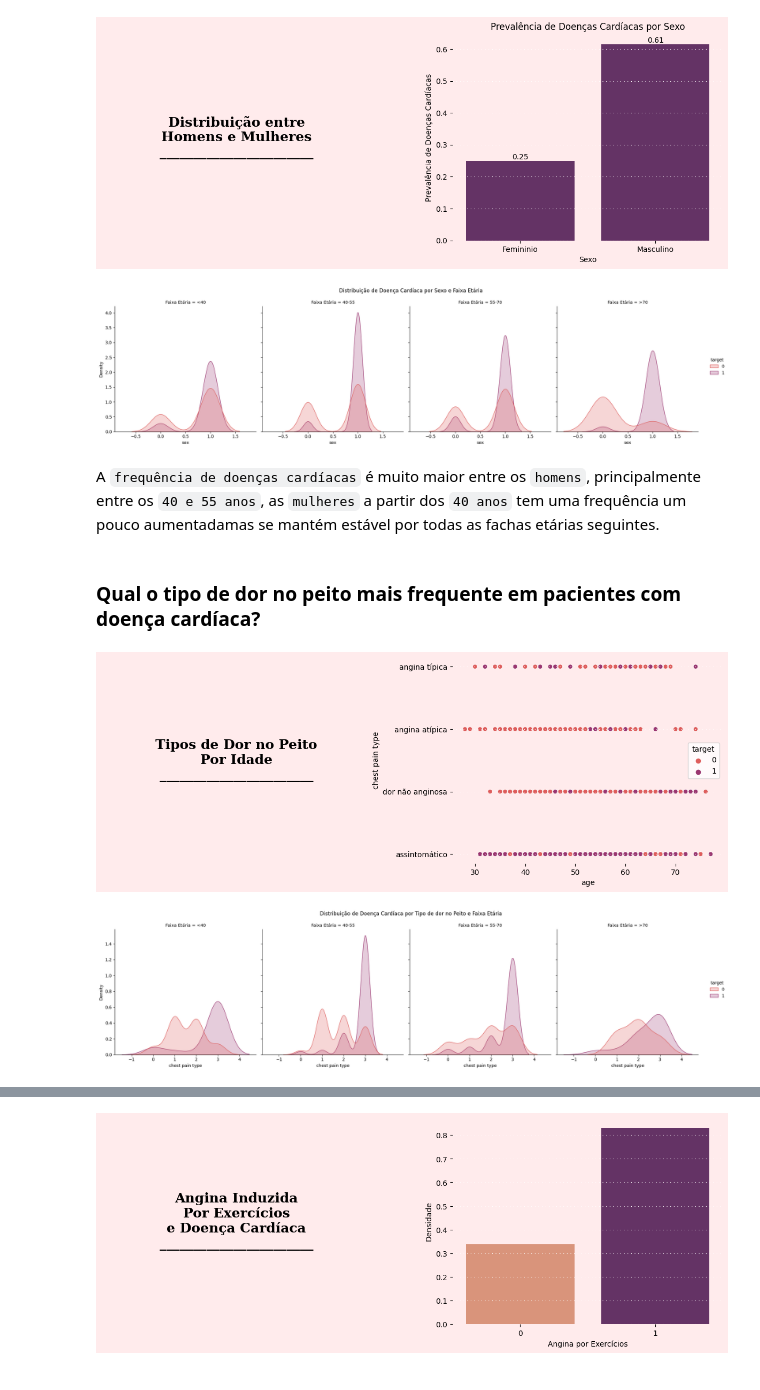
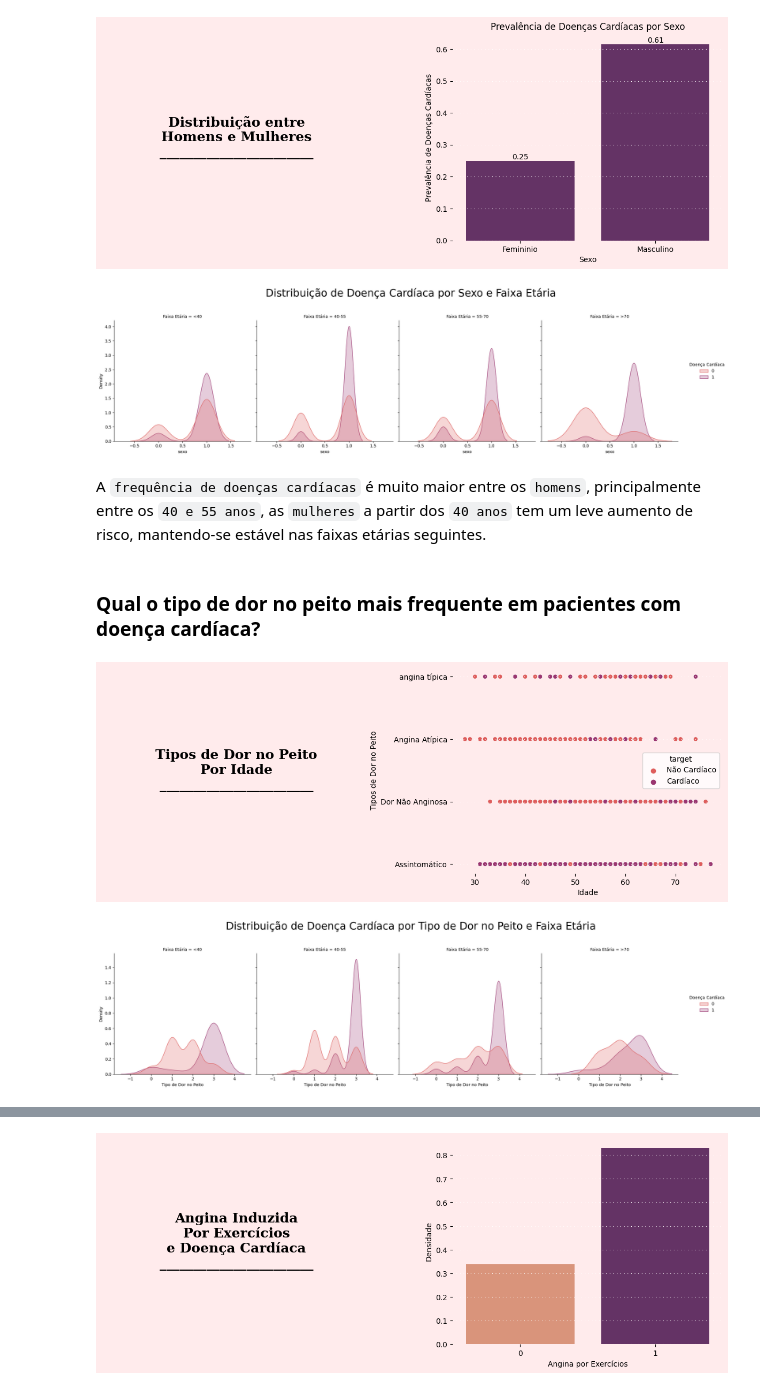
Before and after one commit to atlantico-academy/equipe5-2014.2, a Jupyter notebook: notebooks/01-exploratory_data_analysis.ipynb, the cells around one changed output, grey strips where cells are left out. Cells and saved outputs as stored; diff of their text form; code cells hidden in the pictures.

```diff
--- a/notebooks/01-exploratory_data_analysis.ipynb
+++ b/notebooks/01-exploratory_data_analysis.ipynb
@@ -281,9 +291,9 @@ df['sex'] = df.sex.replace({1: "Masculino",
                             0: "Feminino"})
 
 df['chest pain type'] = df['chest pain type'].replace({1: "angina típica",
-                          2: "angina atípica",
-                          3:"dor não anginosa",
-                          4: "assintomático"})
+                                                       2: "Angina Atípica",
+                                                       3: "Dor Não Anginosa",
+                                                       4: "Assintomático"})
 
 df['resting ecg'] = df['resting ecg'].replace({0: "Normal",
                                                1: "Anormalidade da onda ST-T",
@@ -856,9 +900,9 @@ Essa informação é relevante, pois a `idade` é um conhecido fator de risco pa
 ### **Existe diferença na prevalência de doença cardíaca entre homens e mulheres?**
 # %%
-df['sex'] = df['sex'].cat.codes
-df['target'] = df['target'].cat.codes
+df['sexo'] = df['sex'].cat.codes
+df['Doença Cardíaca'] = df['target'].cat.codes
 
-prevalence_by_sex = df.groupby('sex')['target'].mean()
+prevalence_by_sex = df.groupby('sexo')['Doença Cardíaca'].mean()
 
 prevalence_values = prevalence_by_sex.values.tolist()
 
@@ -892,20 +936,20 @@ plt.show()
 # %%
 df['Faixa Etária'] = pd.cut(df['age'], bins=[0, 40, 55, 70, 100], labels=['<40', '40-55', '55-70', '>70'])
 
-sns.displot(ax=axes, data=df, x='sex', hue='target', col='Faixa Etária', palette='flare', kind='kde', fill=True, common_norm=False)
-axes[1].grid(color='#ffffff', linestyle=':', axis='y', zorder=0,  dashes=(1,5))
-axes[1].set(xlabel="Densidade", ylabel="Colesterol")
-plt.suptitle('Distribuição de Doença Cardíaca por Sexo e Faixa Etária', y=1.05)
+sns.displot(data=df, x='sexo', hue='Doença Cardíaca', col='Faixa Etária', palette='flare', kind='kde', fill=True, common_norm=False)
+
+plt.suptitle('Distribuição de Doença Cardíaca por Sexo e Faixa Etária', y=1.15, fontsize=25)
 for ax in axes:
     ax.spines[['top', 'left', 'right', 'bottom']].set_visible(False)
 
 
 plt.show()
 # %% [output]
-[figure, old version]
+[figure, new version]
 # %% [markdown]
-A `frequência de doenças cardíacas` é muito maior entre os `homens`, principalmente entre os `40 e 55 anos`, as `mulheres` a partir dos `40 anos` tem uma frequência um pouco aumentadamas se mantém estável por todas as fachas etárias seguintes.
+A `frequência de doenças cardíacas` é muito maior entre os `homens`, principalmente entre os `40 e 55 anos`, as `mulheres` a partir dos `40 anos` tem um leve aumento de risco, mantendo-se estável nas faixas etárias seguintes.
 # %% [markdown]
+<a id="tipodedor"></a>
 ### **Qual o tipo de dor no peito mais frequente em pacientes com doença cardíaca?**
 # %%
 fig, axes = plt.subplots(1, 2, figsize=(15, 5), gridspec_kw={'wspace': 0.3, 'hspace': 0.15})
@@ -921,25 +965,26 @@ axes[0].axis('off')
 
 sns.scatterplot(ax=axes[1], x=df['age'],y=df['chest pain type'], hue=df["target"], palette='flare')
 axes[1].grid(color='#ffffff', linestyle=':', axis='y', zorder=0, dashes=(1,5))
+axes[1].set(xlabel="Idade", ylabel="Tipos de Dor no Peito")
+
 
 for ax in axes:
     ax.spines[['top', 'left', 'right', 'bottom']].set_visible(False)
 plt.show()
 # %% [output]
-[figure, old version]
+[figure, new version]
 # %%
 df['Faixa Etária'] = pd.cut(df['age'], bins=[0, 40, 55, 70, 100], labels=['<40', '40-55', '55-70', '>70'])
-df['chest pain type'] = df['chest pain type'].cat.codes
+df['Tipo de Dor no Peito'] = df['chest pain type'].cat.codes
 
-sns.displot(ax=axes, data=df, x='chest pain type', hue='target', col='Faixa Etária', palette='flare', kind='kde', fill=True, common_norm=False)
+sns.displot(ax=axes, data=df, x='Tipo de Dor no Peito', hue='Doença Cardíaca', col='Faixa Etária', palette='flare', kind='kde', fill=True, common_norm=False)
 axes[1].grid(color='#ffffff', linestyle=':', axis='y', zorder=0,  dashes=(1,5))
-axes[1].set(xlabel="Densidade", ylabel="Colesterol")
-plt.suptitle('Distribuição de Doença Cardíaca por Tipo de dor no Peito e Faixa Etária', y=1.05)
+plt.suptitle('Distribuição de Doença Cardíaca por Tipo de Dor no Peito e Faixa Etária', y=1.15, fontsize=25)
 for ax in axes:
     ax.spines[['top', 'left', 'right', 'bottom']].set_visible(False)
 
 
 plt.show()
 # %% [output]
-[figure, old version]
+[figure, new version]
 # %% [markdown]
```
Also changed, not shown: parts of 48 cells of this notebook.
